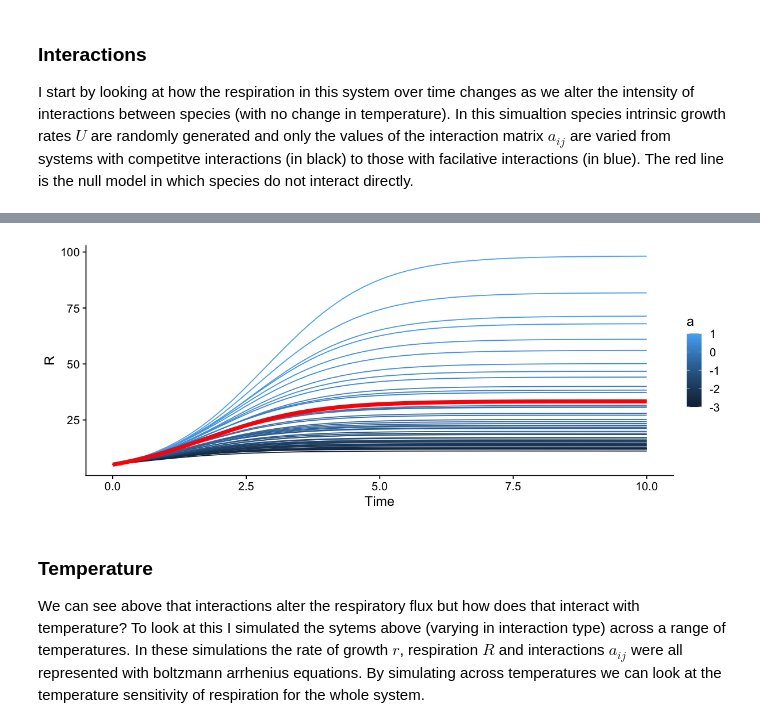
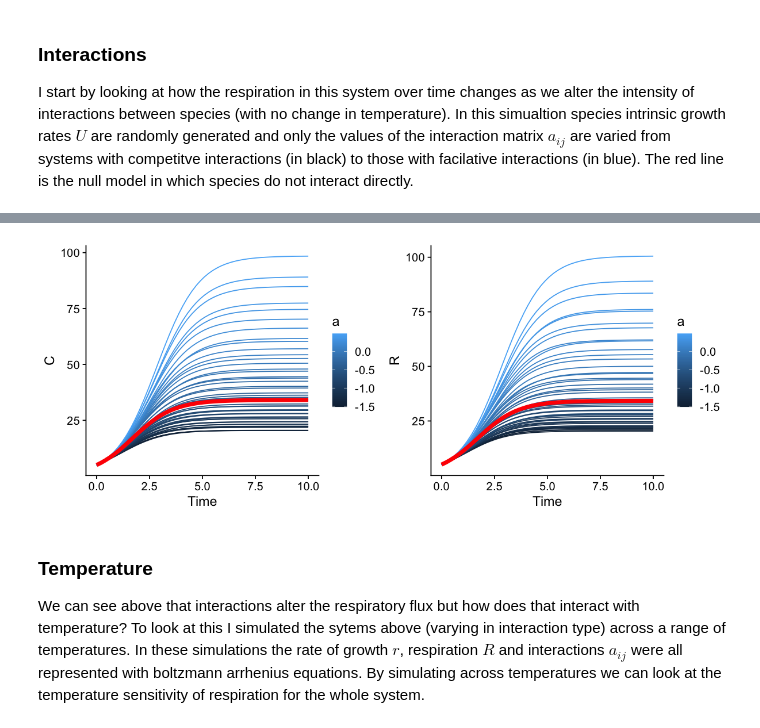
Before and after one commit to CleggTom/Bacterial_Interactions, a Jupyter notebook: notebooks/Model_notes.ipynb, the cells around one changed output, grey strips where cells are left out. Cells and saved outputs as stored; diff of their text form; code cells hidden in the pictures.

```diff
--- a/notebooks/Model_notes.ipynb
+++ b/notebooks/Model_notes.ipynb
@@ -98,34 +98,80 @@ I start by looking at how the respiration in this system over time changes as we
 library(tidyverse)
 library(cowplot)
 
-files <- list.files("../Data/Simulations/Theory",full.names = T)
+#function to get intervals of continuous columns
+sampled_mode <- function(vec,p){
+    x <- sort(unique(vec))
+    indx <- ceiling(p * length(x))
+    return(x[indx])
+}
+
+Cfiles <- list.files("../Data/Simulations/Theory/C",full.names = T)
+Rfiles <- list.files("../Data/Simulations/Theory/R",full.names = T)
+afiles <- list.files("../Data/Simulations/Theory/a",full.names = T)
 
 Nint = 50
-Nrep = 10
+NE = 10
 Ntemp = 15
 Ntime = 50
 
-T <- seq(-1,1,length.out = Ntemp)
+T <- seq(1,-1,length.out = Ntemp)
 t <- seq(0,10,length.out = Ntime)
 a <- seq(-3,1,length.out = Nint)
+Evec <- seq(0,2,length.out = NE)
 
 df_list <- list()
-for(i in 1:length(files)){
-    x <- suppressMessages(read_csv(files[i]))
+
+for(i in 1:length(Rfiles)){
+    x <- suppressMessages(read_csv(Rfiles[i]))
+    y <- suppressMessages(read_csv(afiles[i]))
+    z <- suppressMessages(read_csv(Cfiles[i]))
+
     colnames(x) <- T
-    df_list[[i]] <- x %>%
-        mutate(Rep = i,  Time = rep(t, each = Nint), a = rep(a,times = Ntime)) %>%
-           gather("Temp","R",-Rep,-Time,-a) %>%
+    colnames(y) <- T
+    colnames(z) <- T
+
+    #get Respiration df
+    x <- x %>% mutate(E = Evec[i],
+                      Time = rep(t, each = Nint),
+                      tN = rep(1:Ntime, each = Nint),
+                      aN = rep(1:Nint, times = Ntime)) %>%
+           gather("Temp","R",-E,-Time,-aN,-tN) %>%
             mutate(Temp = as.numeric(Temp))
+
+    #get interaction df
+    y <- y %>% mutate(E = Evec[i],  Time = rep(t, each = Nint)) %>%
+           gather("Temp","a",-E,-Time) %>%
+            mutate(Temp = as.numeric(Temp))
+
+    #get biomass df
+    z <- z %>% mutate(E = Evec[i],  Time = rep(t, each = Nint)) %>%
+           gather("Temp","C",-E,-Time) %>%
+            mutate(Temp = as.numeric(Temp))
+
+    x$a <- y$a
+    x$C <- z$C
+    df_list[[i]] <- x
 }
 
 options(repr.plot.width = 10, repr.plot.height = 4)
 
-bind_rows(df_list) %>%
-    filter(Rep == 1, Temp == 0) %>%
-    ggplot(aes(x=Time,y=R,colour=a, group = a))+
+p1 <- bind_rows(df_list) %>%
+    filter(E == 0.0, Temp == 0) %>%
+    ggplot(aes(x=Time,y=C,colour=a, group = aN))+
             geom_line() +
-            geom_line(data =  bind_rows(df_list) %>% filter(Rep ==1, Temp == 0, a < 0.03, a > 0),
+            geom_line(data =  bind_rows(df_list) %>%
+                                  filter(E == 0.0, Temp == 0, aN == 25),
                       colour = "red" , size = 2)+
             theme_cowplot()
+
+p2 <- bind_rows(df_list) %>%
+    filter(E == 0.0, Temp == 0) %>%
+    ggplot(aes(x=Time,y=R,colour=a, group = aN))+
+            geom_line() +
+            geom_line(data =  bind_rows(df_list) %>%
+                                  filter(E == 0.0, Temp == 0, aN == 25),
+                      colour = "red" , size = 2)+
+            theme_cowplot()
+
+plot_grid(p1,p2)
 # %% [output]
@@ -132,4 +193,4 @@ bind_rows(df_list) %>%
-[figure, old version]
+[figure, new version]
 # %% [markdown]
 ### Temperature
 We can see above that interactions alter the respiratory flux but how does that interact with temperature? To look at this I simulated the sytems above (varying in interaction type) across a range of temperatures. In these simulations the rate of growth $r$, respiration $R$ and interactions $a_{ij}$ were all represented with boltzmann arrhenius equations. By simulating across temperatures we can look at the temperature sensitivity of respiration for the whole system.
```
Also changed, not shown: parts of 12 cells of this notebook.
